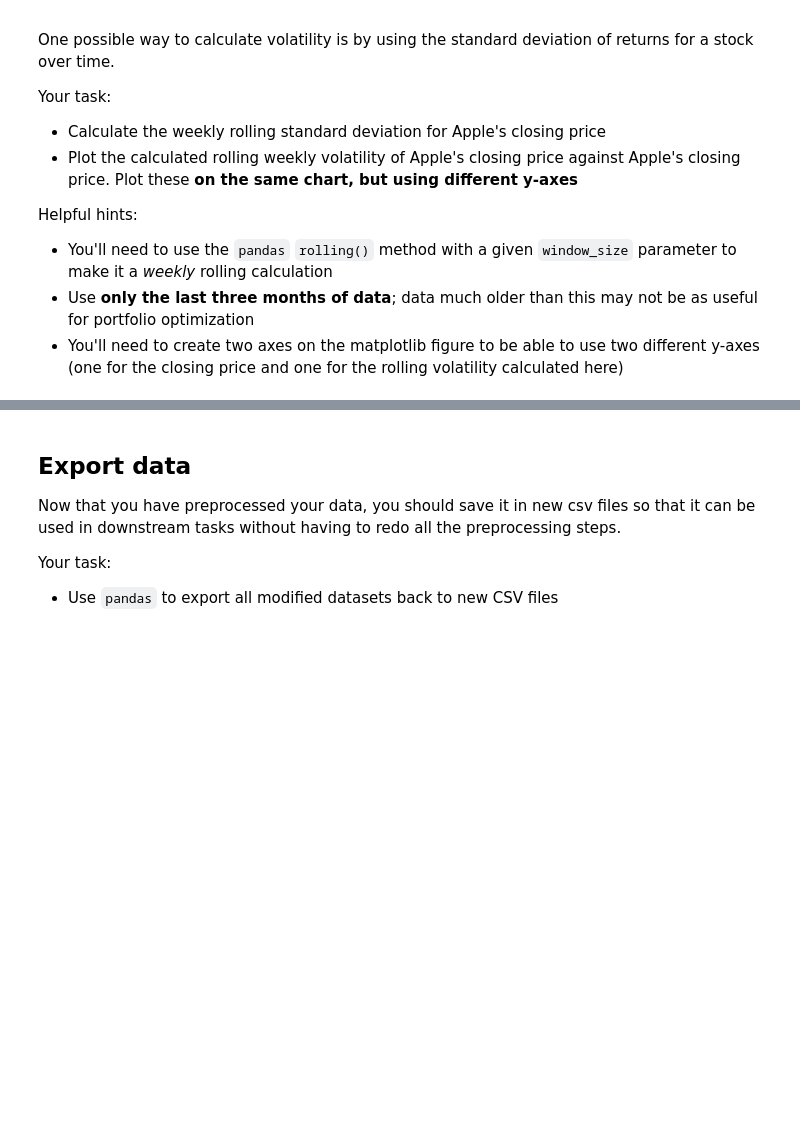
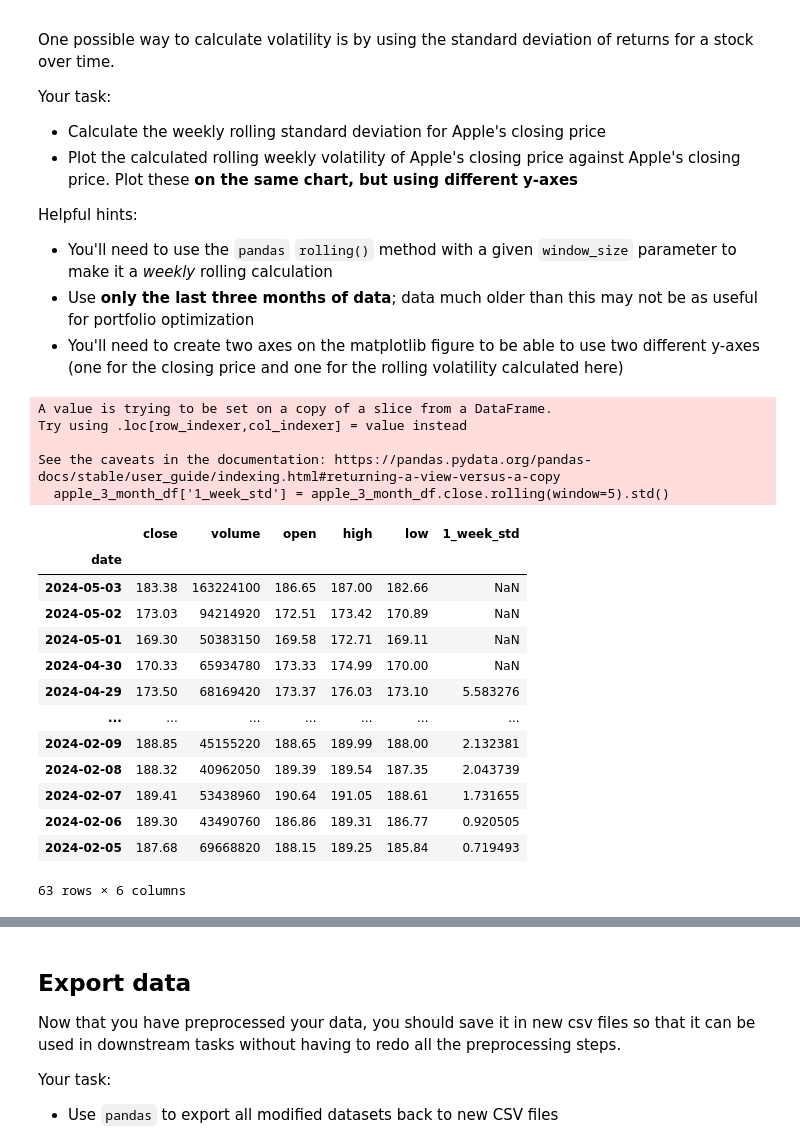
Before and after one commit to livecat-ai/AI_Trading_Strategies, a Jupyter notebook: Projects/Data_Transformation_For_Trading_Models/Preparing-for-data-analysis-project-student.ipynb, the cells around one changed output, grey strips where cells are left out. Saved outputs shown, nothing was run; the diff lists cells and outputs as text; code cells hidden in the pictures; blank space fills up the shorter version.

```diff
--- a/Projects/Data_Transformation_For_Trading_Models/Preparing-for-data-analysis-project-student.ipynb
+++ b/Projects/Data_Transformation_For_Trading_Models/Preparing-for-data-analysis-project-student.ipynb
@@ -563,5 +567,27 @@ Helpful hints:
 # %%
 # Calculate rolling one-week volatility
+apple_3_month_df['1_week_std'] = apple_3_month_df.close.rolling(window=5).std()
+apple_3_month_df
+# %% [output]
+A value is trying to be set on a copy of a slice from a DataFrame.
+Try using .loc[row_indexer,col_indexer] = value instead
+
+See the caveats in the documentation: https://pandas.pydata.org/pandas-docs/stable/user_guide/indexing.html#returning-a-view-versus-a-copy
+  apple_3_month_df['1_week_std'] = apple_3_month_df.close.rolling(window=5).std()
+|  | close | volume | open | high | low | 1_week_std |
+| date |  |  |  |  |  |  |
+| 2024-05-03 | 183.38 | 163224100 | 186.65 | 187.00 | 182.66 | NaN |
+| 2024-05-02 | 173.03 | 94214920 | 172.51 | 173.42 | 170.89 | NaN |
+| 2024-05-01 | 169.30 | 50383150 | 169.58 | 172.71 | 169.11 | NaN |
+| 2024-04-30 | 170.33 | 65934780 | 173.33 | 174.99 | 170.00 | NaN |
+| 2024-04-29 | 173.50 | 68169420 | 173.37 | 176.03 | 173.10 | 5.583276 |
+| ... | ... | ... | ... | ... | ... | ... |
+| 2024-02-09 | 188.85 | 45155220 | 188.65 | 189.99 | 188.00 | 2.132381 |
+| 2024-02-08 | 188.32 | 40962050 | 189.39 | 189.54 | 187.35 | 2.043739 |
+| 2024-02-07 | 189.41 | 53438960 | 190.64 | 191.05 | 188.61 | 1.731655 |
+| 2024-02-06 | 189.30 | 43490760 | 186.86 | 189.31 | 186.77 | 0.920505 |
+| 2024-02-05 | 187.68 | 69668820 | 188.15 | 189.25 | 185.84 | 0.719493 |
+63 rows × 6 columns
 # %%
 # Plot the calculated rolling weekly volatility of Apple's closing price against Apple's closing price
 # Plot these on the same chart, but using different y-axes
```
Also changed, not shown: parts of 3 cells of this notebook, 22 other files.
